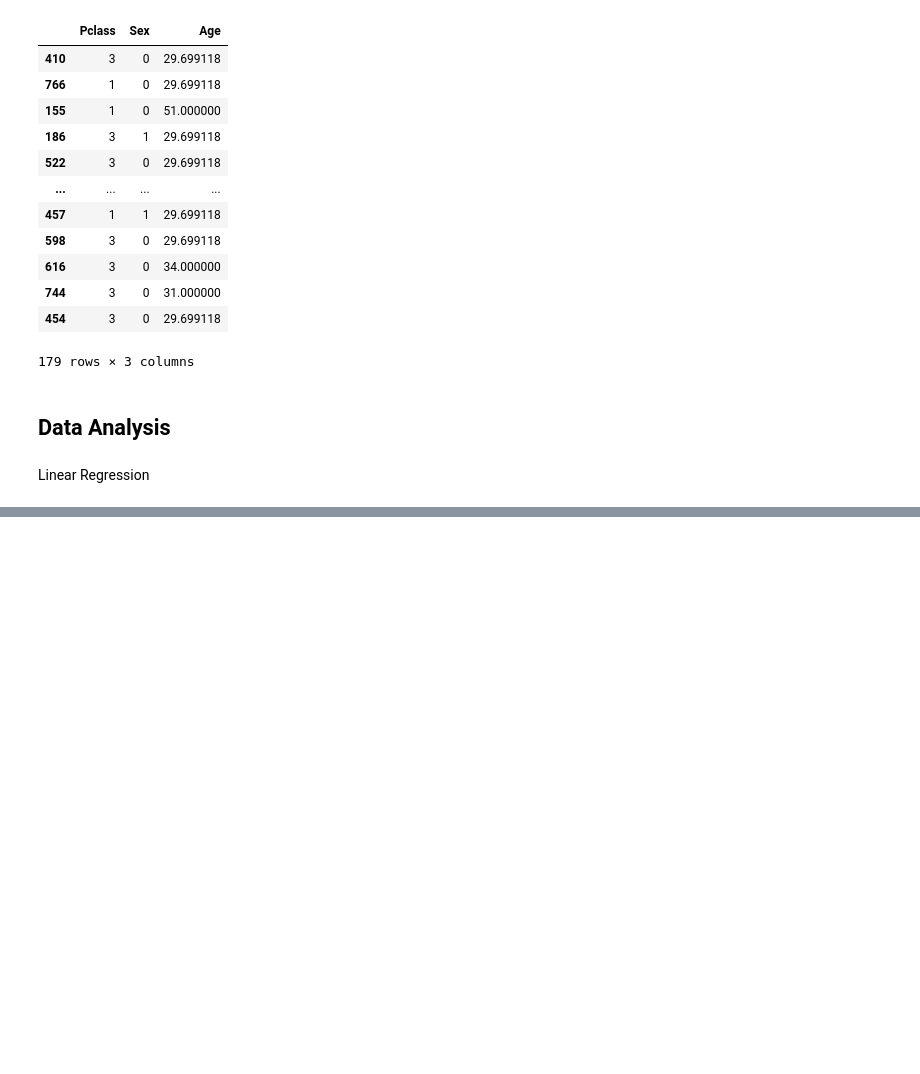
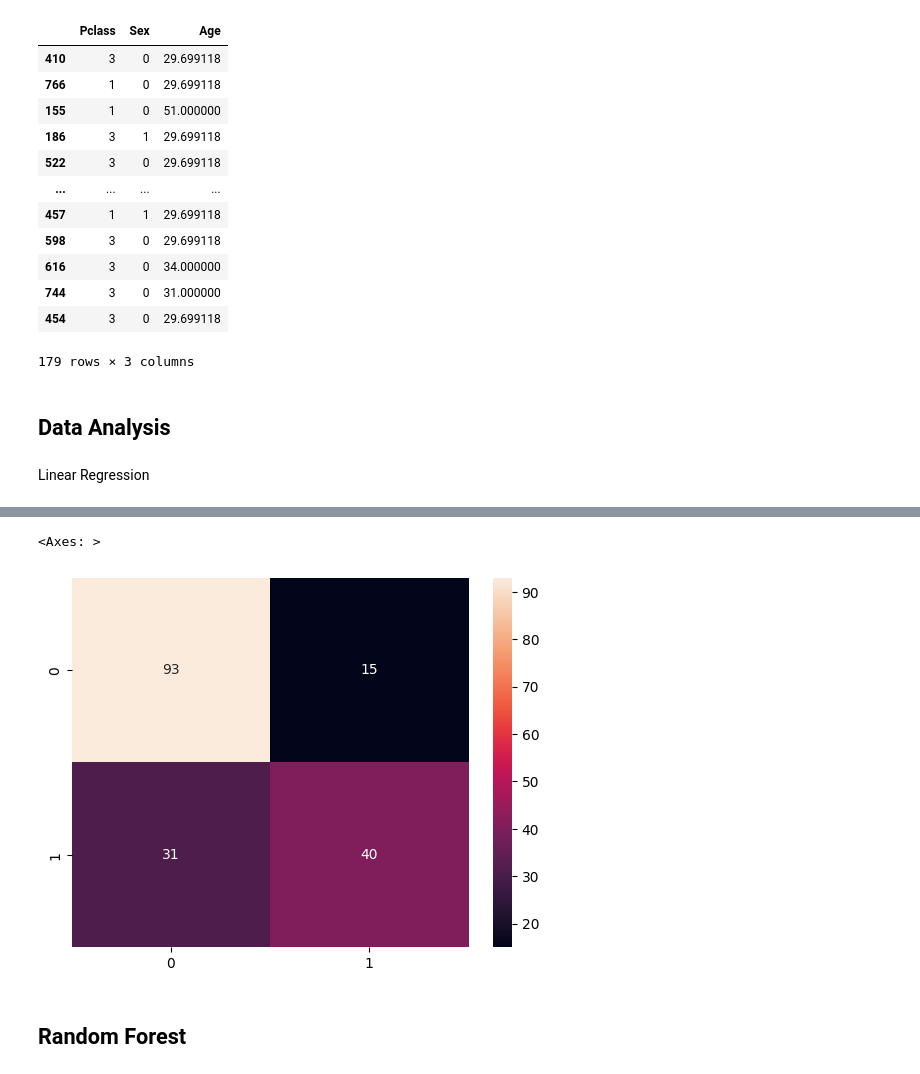
Before and after one commit to 27priyanshu/Machine-Learning-Models, a Jupyter notebook: Titanic.ipynb, the cells around one changed output, grey strips where cells are left out. Drawn from its saved outputs; the diff is of its cells as text; code cells hidden in the pictures; blank space fills up the shorter version.

```diff
--- a/Titanic.ipynb
+++ b/Titanic.ipynb
@@ -153,0 +291,3 @@ Linear Regression
+# %%
+Y_pred_dt = model_dt.predict(X_test)
+Y_pred_dt
@@ -153,0 +356,7 @@ Linear Regression
+# %%
+sns.heatmap(confusion_matrix_dt, annot=True)
+# %% [output]
+<Axes: >
+[figure, added]
+# %% [markdown]
+## **Random Forest**
```
Also changed, not shown: parts of 35 cells of this notebook.
